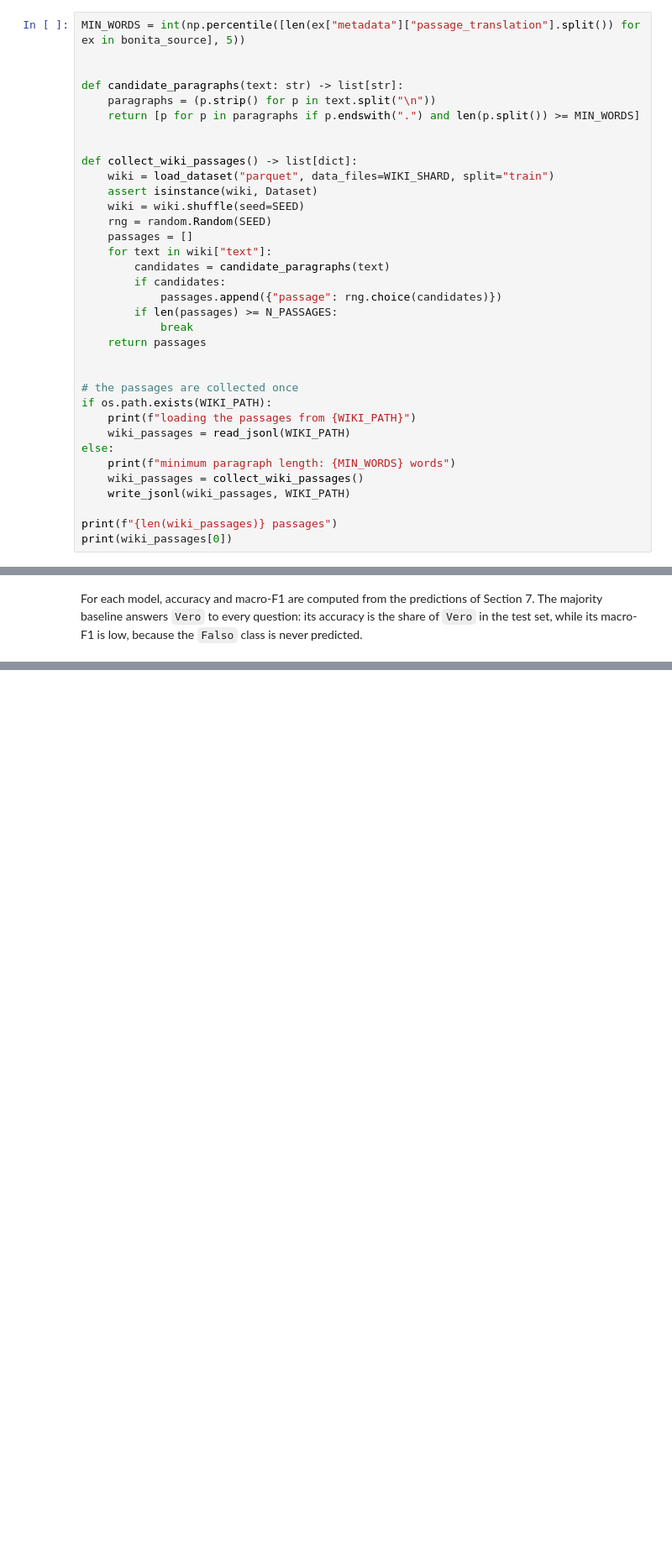
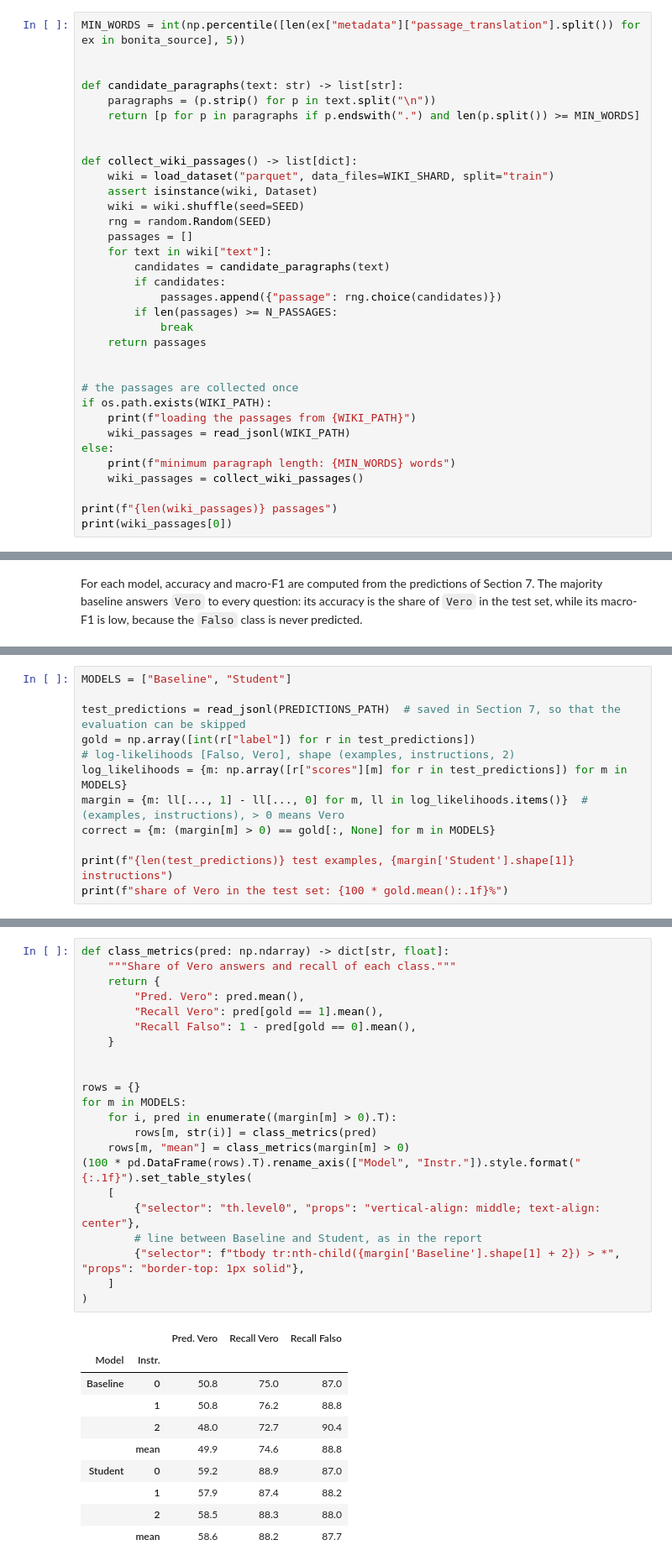
Before and after one commit to francescobaio/bonita-it-boolq, a Jupyter notebook: bonita.ipynb, the cells around one changed output, grey strips where cells are left out. Shown at 84% size. Drawn from its saved outputs; the diff is of its cells as text; blank space fills up the shorter version.

Commit message:
update: add error analysis, report and per-instruction results

```diff
--- a/bonita.ipynb
+++ b/bonita.ipynb
@@ -358,7 +380,6 @@ if os.path.exists(WIKI_PATH):
 else:
     print(f"minimum paragraph length: {MIN_WORDS} words")
     wiki_passages = collect_wiki_passages()
-    write_jsonl(wiki_passages, WIKI_PATH)
 
 print(f"{len(wiki_passages)} passages")
 print(wiki_passages[0])
@@ -624,0 +664,12 @@ with open(RESULTS_PATH, "w") as f:
+# %%
+MODELS = ["Baseline", "Student"]
+
+test_predictions = read_jsonl(PREDICTIONS_PATH)  # saved in Section 7, so that the evaluation can be skipped
+gold = np.array([int(r["label"]) for r in test_predictions])
+# log-likelihoods [Falso, Vero], shape (examples, instructions, 2)
+log_likelihoods = {m: np.array([r["scores"][m] for r in test_predictions]) for m in MODELS}
+margin = {m: ll[..., 1] - ll[..., 0] for m, ll in log_likelihoods.items()}  # (examples, instructions), > 0 means Vero
+correct = {m: (margin[m] > 0) == gold[:, None] for m in MODELS}
+
+print(f"{len(test_predictions)} test examples, {margin['Student'].shape[1]} instructions")
+print(f"share of Vero in the test set: {100 * gold.mean():.1f}%")
@@ -624,0 +683,33 @@ with open(RESULTS_PATH, "w") as f:
+# %%
+def class_metrics(pred: np.ndarray) -> dict[str, float]:
+    """Share of Vero answers and recall of each class."""
+    return {
+        "Pred. Vero": pred.mean(),
+        "Recall Vero": pred[gold == 1].mean(),
+        "Recall Falso": 1 - pred[gold == 0].mean(),
+    }
+
+
+rows = {}
+for m in MODELS:
+    for i, pred in enumerate((margin[m] > 0).T):
+        rows[m, str(i)] = class_metrics(pred)
+    rows[m, "mean"] = class_metrics(margin[m] > 0)
+(100 * pd.DataFrame(rows).T).rename_axis(["Model", "Instr."]).style.format("{:.1f}").set_table_styles(
+    [
+        {"selector": "th.level0", "props": "vertical-align: middle; text-align: center"},
+        # line between Baseline and Student, as in the report
+        {"selector": f"tbody tr:nth-child({margin['Baseline'].shape[1] + 2}) > *", "props": "border-top: 1px solid"},
+    ]
+)
+# %% [output]
+|  |  | Pred. Vero | Recall Vero | Recall Falso |
+| Model | Instr. |  |  |  |
+| Baseline | 0 | 50.8 | 75.0 | 87.0 |
+|  | 1 | 50.8 | 76.2 | 88.8 |
+|  | 2 | 48.0 | 72.7 | 90.4 |
+|  | mean | 49.9 | 74.6 | 88.8 |
+| Student | 0 | 59.2 | 88.9 | 87.0 |
+|  | 1 | 57.9 | 87.4 | 88.2 |
+|  | 2 | 58.5 | 88.3 | 88.0 |
+|  | mean | 58.6 | 88.2 | 87.7 |
```
Also changed, not shown: parts of 47 cells of this notebook, 3 other files.
